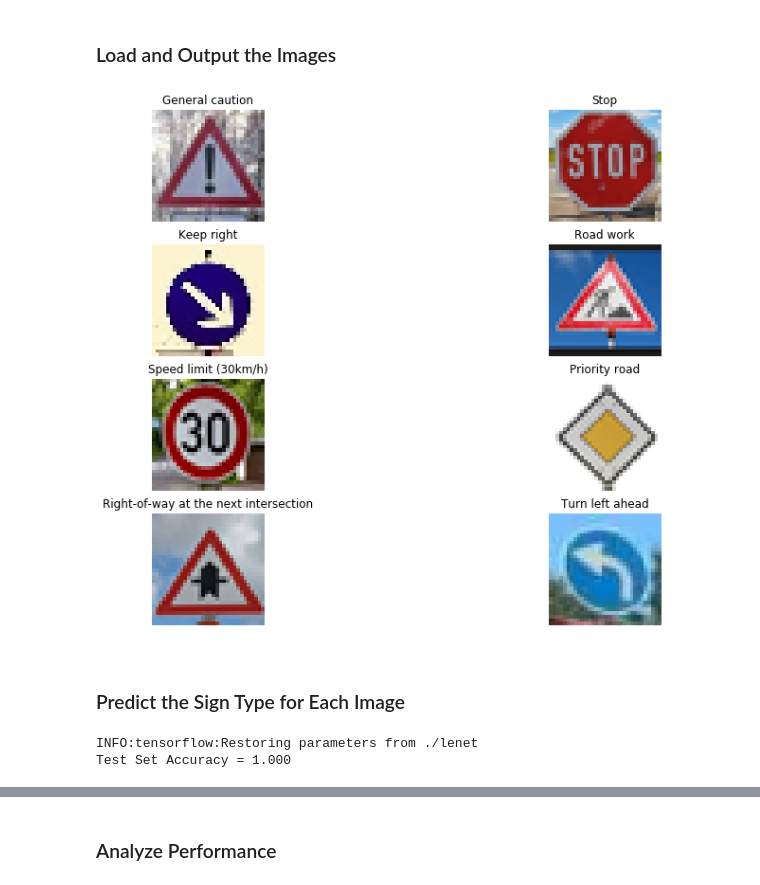
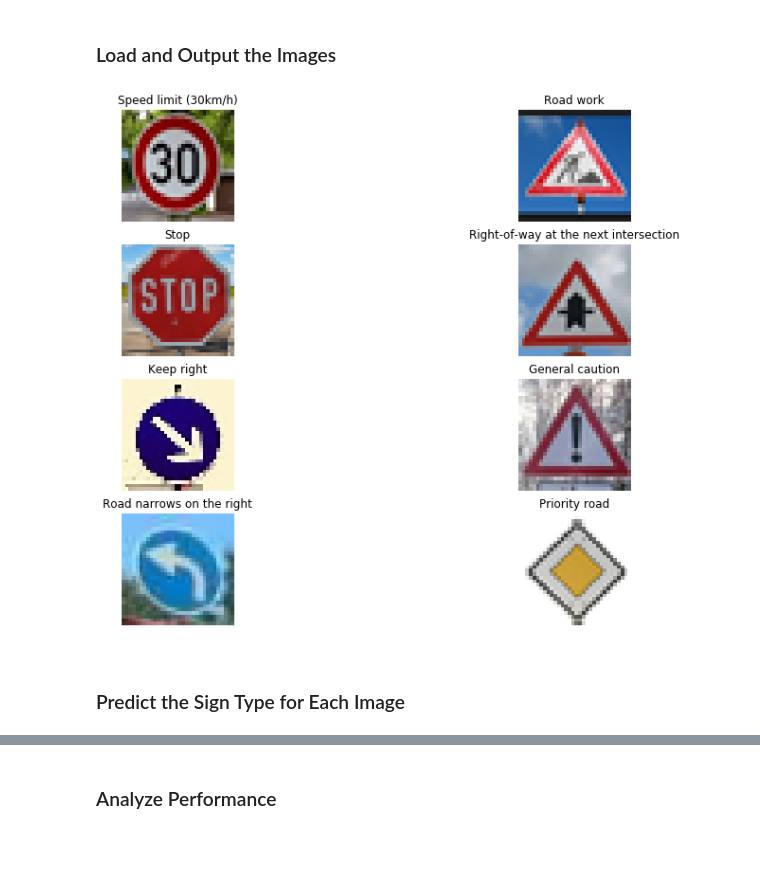
Before and after one commit to hanumant07/traffic_sign_detection, a Jupyter notebook: Traffic_Sign_Classifier.ipynb, the cells around one changed output, grey strips where cells are left out. Cells and saved outputs as stored; diff of their text form; code cells hidden in the pictures; blank space fills up the shorter version.

Commit message:
Add test image to label csv
Signed-off-by: hanumant07 <hanumant07@gmail.com>

```diff
--- a/Traffic_Sign_Classifier.ipynb
+++ b/Traffic_Sign_Classifier.ipynb
@@ -605,38 +598,39 @@ You may find `signnames.csv` useful as it contains mappings from the class id (i
 # %%
 ### Load the images and plot them here.
 ### Feel free to use as many code cells as needed.
 import cv2
 import glob
 import matplotlib.image as mpimg
 import matplotlib.pyplot as plt
+import csv
+import os
+
+# Read csv that maps file names to sign ids
+fname_to_label = {}
+with open('./test_images/test_ids.csv', mode='r') as csv_file:
+    entries = csv.DictReader(csv_file)
+    line_count = 0
+    for entry in entries:
+        fname_to_label[entry['FileName']] = int(entry['Id'])
+
 
 fig, axs = plt.subplots(4,2, figsize=(15, 10))
 fig.subplots_adjust(hspace = .2, wspace=.001)
 axs = axs.ravel()
 
 test_images = []
-test_labels = [18, 14, 38, 25, 1, 12, 11, 34]
+test_labels = []
 for i, img in enumerate(glob.glob('./test_images/*.png')):
+    fname = os.path.basename(img)
+    label = fname_to_label[fname]
+    test_labels.append(label)
     image = cv2.imread(img)
     axs[i].axis('off')
     axs[i].imshow(cv2.cvtColor(image, cv2.COLOR_BGR2RGB))
     axs[i].set_title(data_info.get_name_for_label(test_labels[i]))
     test_images.append(cv2.cvtColor(image, cv2.COLOR_BGR2RGB))
 # %% [output]
-[figure, old version]
+[figure, new version]
 # %% [markdown]
 ### Predict the Sign Type for Each Image
-# %%
-### Run the predictions here and use the model to output the prediction for each image.
-### Make sure to pre-process the images with the same pre-processing pipeline used earlier.
-### Feel free to use as many code cells as needed.
-with tf.Session() as sess:
-    sess.run(tf.global_variables_initializer())
-    saver3 = tf.train.import_meta_graph('./lenet.meta')
-    saver3.restore(sess, "./lenet")
-    my_accuracy = evaluate(test_images, test_labels)
-    print("Test Set Accuracy = {:.3f}".format(my_accuracy))
-# %% [output]
-INFO:tensorflow:Restoring parameters from ./lenet
-Test Set Accuracy = 1.000
 # %%
```
Also changed, not shown: parts of 8 cells of this notebook, 2 other files.
